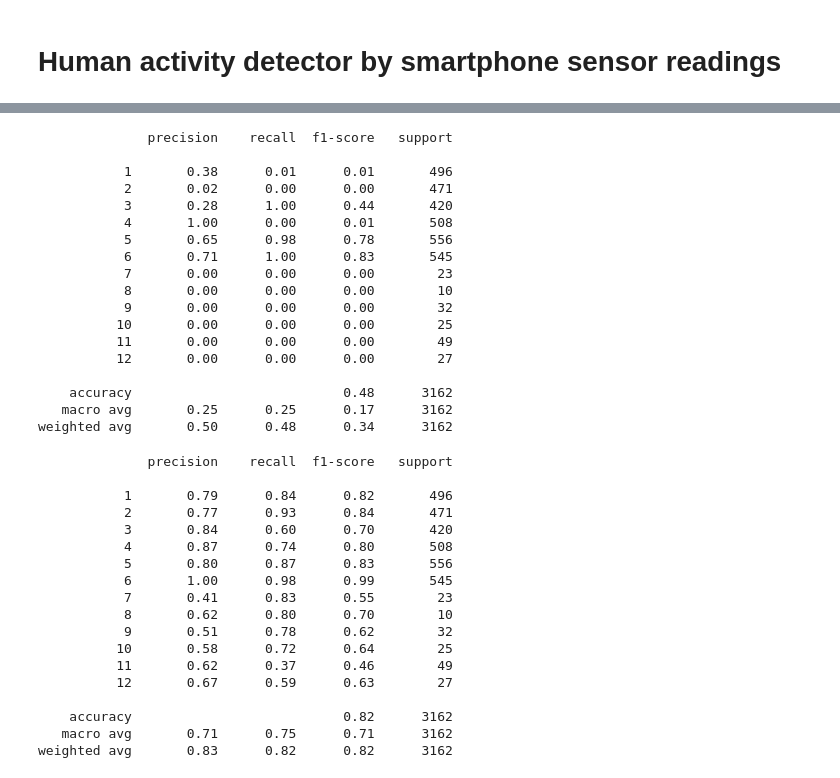
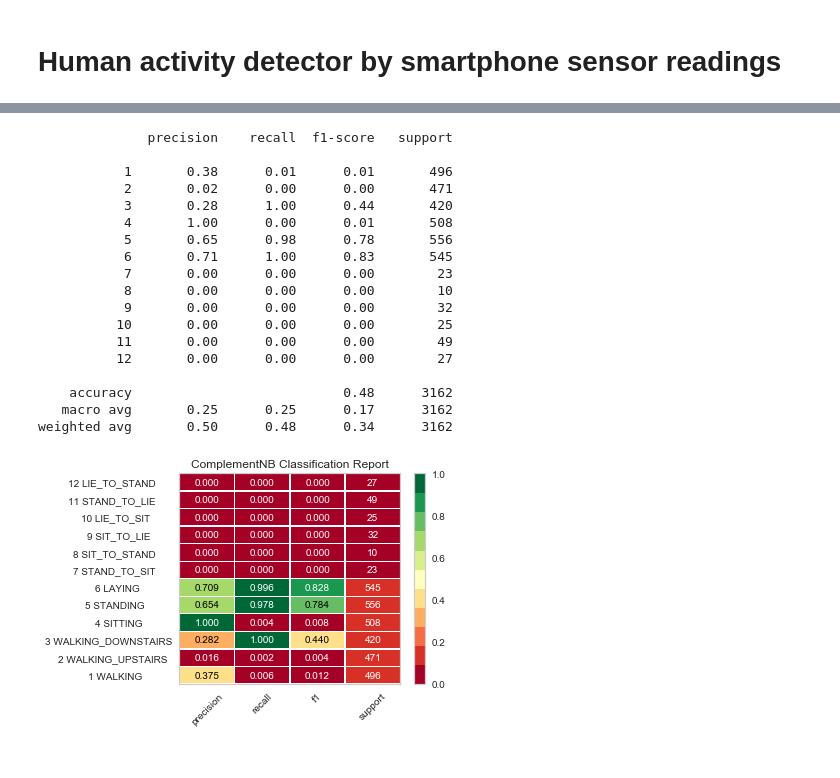
Before and after one commit to ykarki1/smart-move, a Jupyter notebook: naive-bayes.ipynb, the cells around one changed output, grey strips where cells are left out. Drawn from its saved outputs; the diff is of its cells as text; code cells hidden in the pictures.

```diff
--- a/naive-bayes.ipynb
+++ b/naive-bayes.ipynb
@@ -84,56 +140,40 @@ weighted avg       0.78      0.75      0.75      3162
 # %%
 #Complement Naive Bayes
 #Transform data from [-1, 1] to [0, 1]
 from sklearn.preprocessing import MinMaxScaler
 scaler = MinMaxScaler()
 X_train_scaled = scaler.fit_transform(X_train)
 X_test_scaled = scaler.fit_transform(X_test)
 
 cnb = ComplementNB()
-cnb.fit(X_train_scaled, y_train)
+cnb.fit(X_train_scaled, y_train.values.ravel())
 y_pred_cnb = cnb.predict(X_test_scaled)
 print(classification_report(y_test, y_pred_cnb))
+
+visualizer = ClassificationReport(cnb, support=True, classes = classes, cmap='RdYlGn')
+visualizer.fit(X_train_scaled, y_train.values.ravel())  # Fit the visualizer and the model
+visualizer.score(X_test_scaled, y_test)  # Evaluate the model on the test data
+visualizer.poof()
+
+f1 = f1_score(y_test, y_pred_cnb, average='micro')
+scores.update({"ComplementNB": f1})
 # %% [output]
               precision    recall  f1-score   support
 
            1       0.38      0.01      0.01       496
            2       0.02      0.00      0.00       471
            3       0.28      1.00      0.44       420
            4       1.00      0.00      0.01       508
            5       0.65      0.98      0.78       556
            6       0.71      1.00      0.83       545
            7       0.00      0.00      0.00        23
            8       0.00      0.00      0.00        10
            9       0.00      0.00      0.00        32
           10       0.00      0.00      0.00        25
           11       0.00      0.00      0.00        49
           12       0.00      0.00      0.00        27
 
     accuracy                           0.48      3162
    macro avg       0.25      0.25      0.17      3162
 weighted avg       0.50      0.48      0.34      3162
+[figure, added]
-# %%
-#Bernoulli Naive Bayes
-bnb = BernoulliNB()
-bnb.fit(X_train, y_train)
-y_pred_bnb = bnb.predict(X_test)
-print(classification_report(y_test, y_pred_bnb))
-# %% [output]
-              precision    recall  f1-score   support
-
-           1       0.79      0.84      0.82       496
-           2       0.77      0.93      0.84       471
-           3       0.84      0.60      0.70       420
-           4       0.87      0.74      0.80       508
-           5       0.80      0.87      0.83       556
-           6       1.00      0.98      0.99       545
-           7       0.41      0.83      0.55        23
-           8       0.62      0.80      0.70        10
-           9       0.51      0.78      0.62        32
-          10       0.58      0.72      0.64        25
-          11       0.62      0.37      0.46        49
-          12       0.67      0.59      0.63        27
-
-    accuracy                           0.82      3162
-   macro avg       0.71      0.75      0.71      3162
-weighted avg       0.83      0.82      0.82      3162
```
Also changed, not shown: parts of 10 cells of this notebook.
